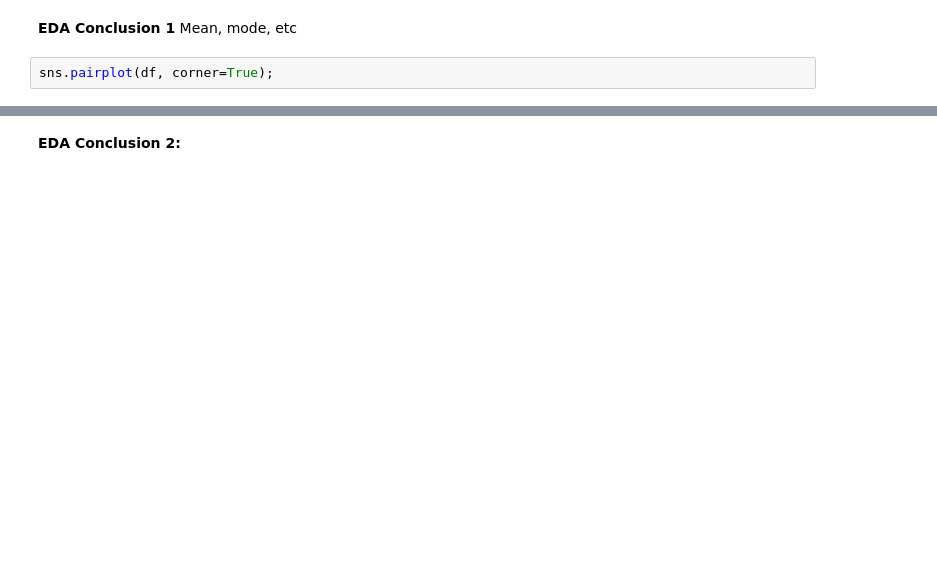
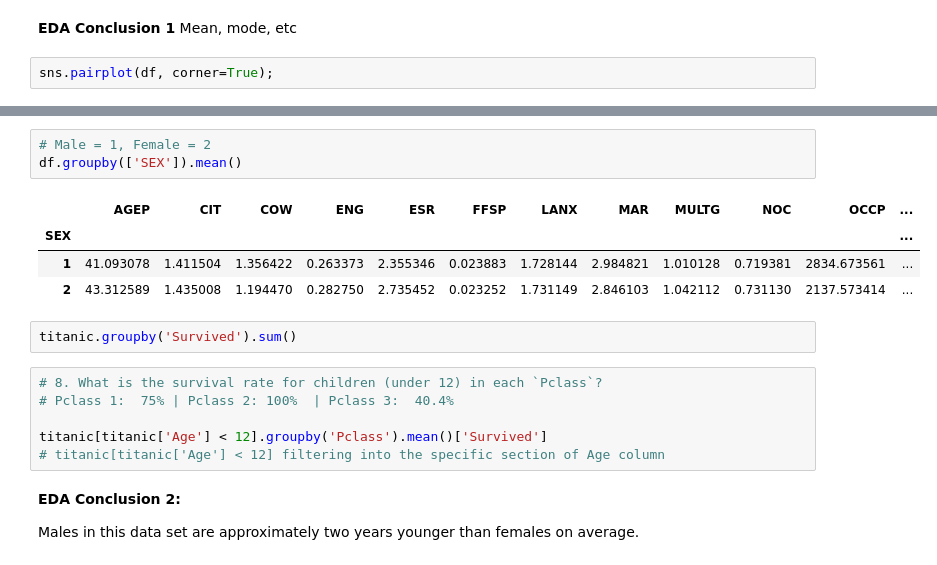
Before and after one commit to brandiehatch/capstone, a Jupyter notebook: 02-eda-capstone.ipynb, the cells around one changed output, grey strips where cells are left out. Cells and saved outputs as stored; diff of their text form; blank space fills up the shorter version.

```diff
--- a/02-eda-capstone.ipynb
+++ b/02-eda-capstone.ipynb
@@ -148,5 +150,23 @@ df.corr()
 | WKL | 0.643548 | 0.055432 | -0.135890 | 0.052426 | 0.889984 | 0.031184 | 0.232438 | -0.340060 | -0.131694 | -0.405707 | -0.177901 | ... |
 | WRK | 0.553059 | 0.056797 | 0.075709 | 0.032885 | 0.685745 | -0.131019 | 0.246439 | -0.379554 | 0.009774 | -0.334827 | 0.069080 | ... |
 | STATE | -0.007483 | -0.082923 | -0.002456 | -0.085811 | -0.011014 | -0.006147 | 0.061951 | -0.010049 | -0.025020 | 0.018402 | 0.012799 | ... |
-# %% [markdown]
-__EDA Conclusion 2:__
+# %%
+# Male = 1, Female = 2
+df.groupby(['SEX']).mean()
+# %% [output]
+|  | AGEP | CIT | COW | ENG | ESR | FFSP | LANX | MAR | MULTG | NOC | OCCP | ... |
+| SEX |  |  |  |  |  |  |  |  |  |  |  | ... |
+| 1 | 41.093078 | 1.411504 | 1.356422 | 0.263373 | 2.355346 | 0.023883 | 1.728144 | 2.984821 | 1.010128 | 0.719381 | 2834.673561 | ... |
+| 2 | 43.312589 | 1.435008 | 1.194470 | 0.282750 | 2.735452 | 0.023252 | 1.731149 | 2.846103 | 1.042112 | 0.731130 | 2137.573414 | ... |
+# %%
+titanic.groupby('Survived').sum()
+# %%
+# 8. What is the survival rate for children (under 12) in each `Pclass`?
+# Pclass 1:  75% | Pclass 2: 100%  | Pclass 3:  40.4%
+
+titanic[titanic['Age'] < 12].groupby('Pclass').mean()['Survived']
+# titanic[titanic['Age'] < 12] filtering into the specific section of Age column
+# %% [markdown]
+__EDA Conclusion 2:__ <br>
+
+Males in this data set are approximately two years younger than females on average.
```
Also changed, not shown: parts of 3 cells of this notebook, 1 other file.
